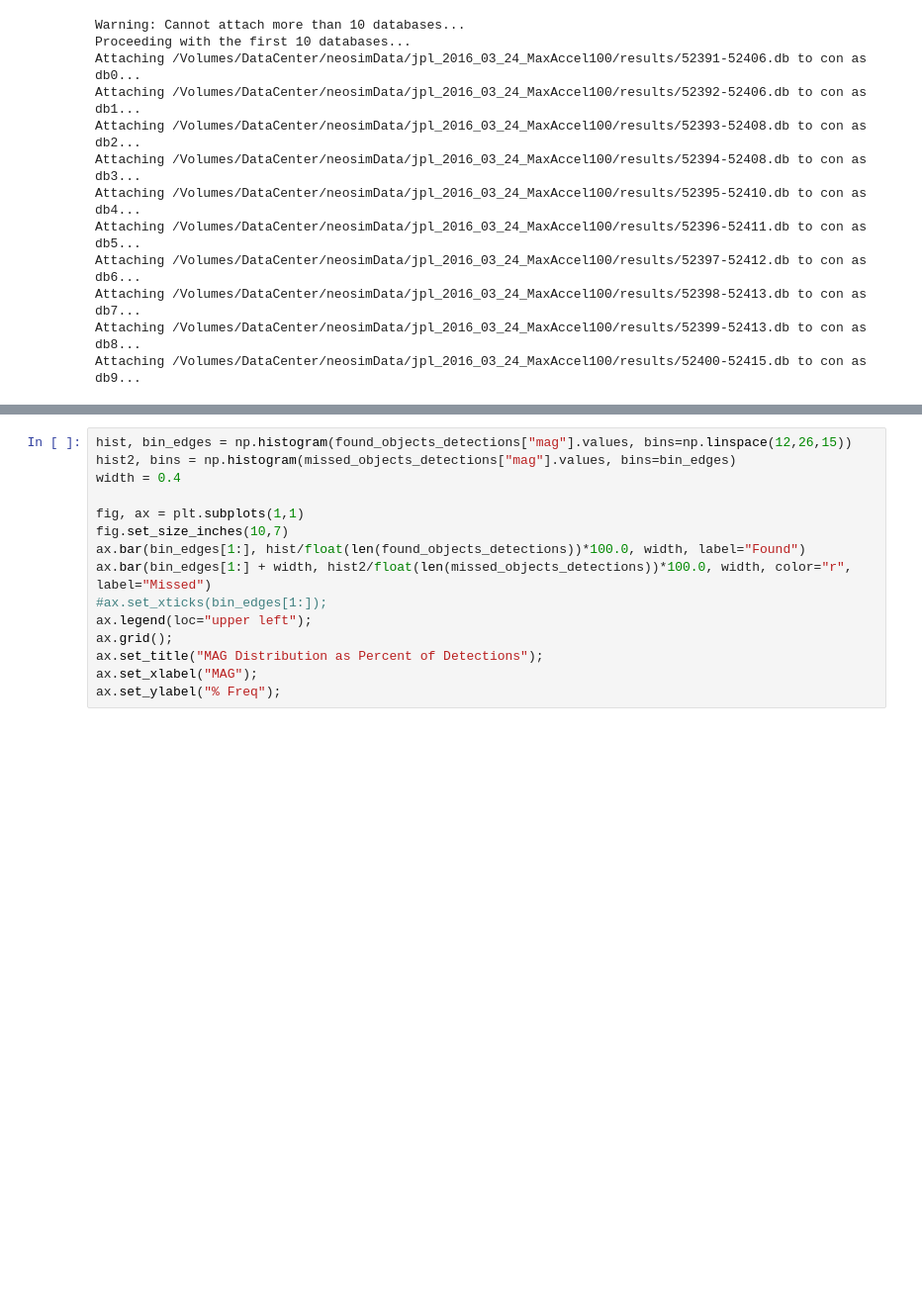
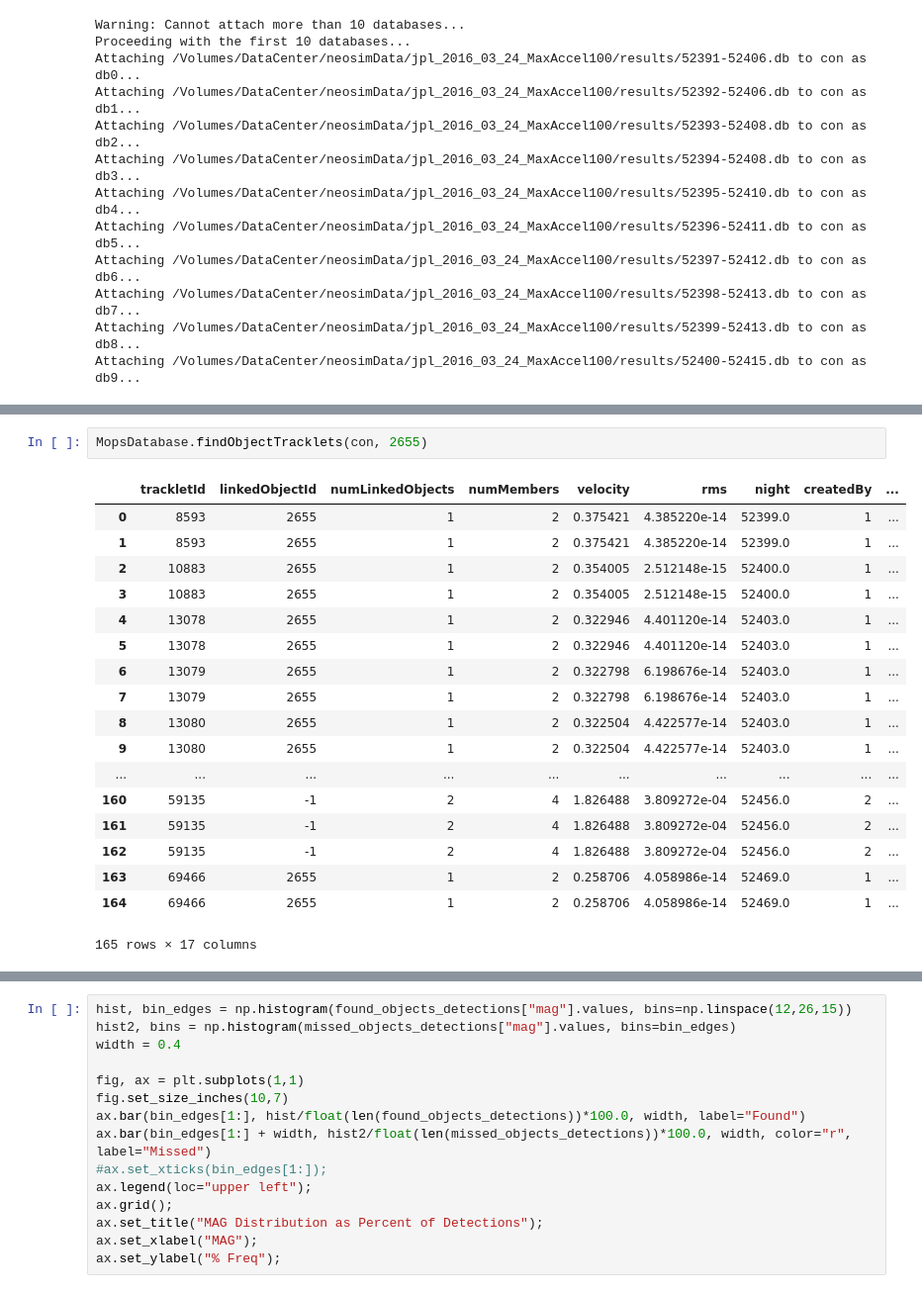
Before and after one commit to moeyensj/NEOsim, a Jupyter notebook: notebooks/jplAnalysisDebug_Development.ipynb, the cells around one changed output, grey strips where cells are left out. Shown at 99% size. Cells and saved outputs as stored; diff of their text form; blank space fills up the shorter version.

```diff
--- a/notebooks/jplAnalysisDebug_Development.ipynb
+++ b/notebooks/jplAnalysisDebug_Development.ipynb
@@ -53,0 +83,21 @@ Attaching /Volumes/DataCenter/neosimData/jpl_2016_03_24_MaxAccel100/results/5240
+# %%
+MopsDatabase.findObjectTracklets(con, 2655)
+# %% [output]
+|  | trackletId | linkedObjectId | numLinkedObjects | numMembers | velocity | rms | night | createdBy | ... |
+| 0 | 8593 | 2655 | 1 | 2 | 0.375421 | 4.385220e-14 | 52399.0 | 1 | ... |
+| 1 | 8593 | 2655 | 1 | 2 | 0.375421 | 4.385220e-14 | 52399.0 | 1 | ... |
+| 2 | 10883 | 2655 | 1 | 2 | 0.354005 | 2.512148e-15 | 52400.0 | 1 | ... |
+| 3 | 10883 | 2655 | 1 | 2 | 0.354005 | 2.512148e-15 | 52400.0 | 1 | ... |
+| 4 | 13078 | 2655 | 1 | 2 | 0.322946 | 4.401120e-14 | 52403.0 | 1 | ... |
+| 5 | 13078 | 2655 | 1 | 2 | 0.322946 | 4.401120e-14 | 52403.0 | 1 | ... |
+| 6 | 13079 | 2655 | 1 | 2 | 0.322798 | 6.198676e-14 | 52403.0 | 1 | ... |
+| 7 | 13079 | 2655 | 1 | 2 | 0.322798 | 6.198676e-14 | 52403.0 | 1 | ... |
+| 8 | 13080 | 2655 | 1 | 2 | 0.322504 | 4.422577e-14 | 52403.0 | 1 | ... |
+| 9 | 13080 | 2655 | 1 | 2 | 0.322504 | 4.422577e-14 | 52403.0 | 1 | ... |
+| ... | ... | ... | ... | ... | ... | ... | ... | ... | ... |
+| 160 | 59135 | -1 | 2 | 4 | 1.826488 | 3.809272e-04 | 52456.0 | 2 | ... |
+| 161 | 59135 | -1 | 2 | 4 | 1.826488 | 3.809272e-04 | 52456.0 | 2 | ... |
+| 162 | 59135 | -1 | 2 | 4 | 1.826488 | 3.809272e-04 | 52456.0 | 2 | ... |
+| 163 | 69466 | 2655 | 1 | 2 | 0.258706 | 4.058986e-14 | 52469.0 | 1 | ... |
+| 164 | 69466 | 2655 | 1 | 2 | 0.258706 | 4.058986e-14 | 52469.0 | 1 | ... |
+165 rows × 17 columns
```
Also changed, not shown: parts of 8 cells of this notebook.
